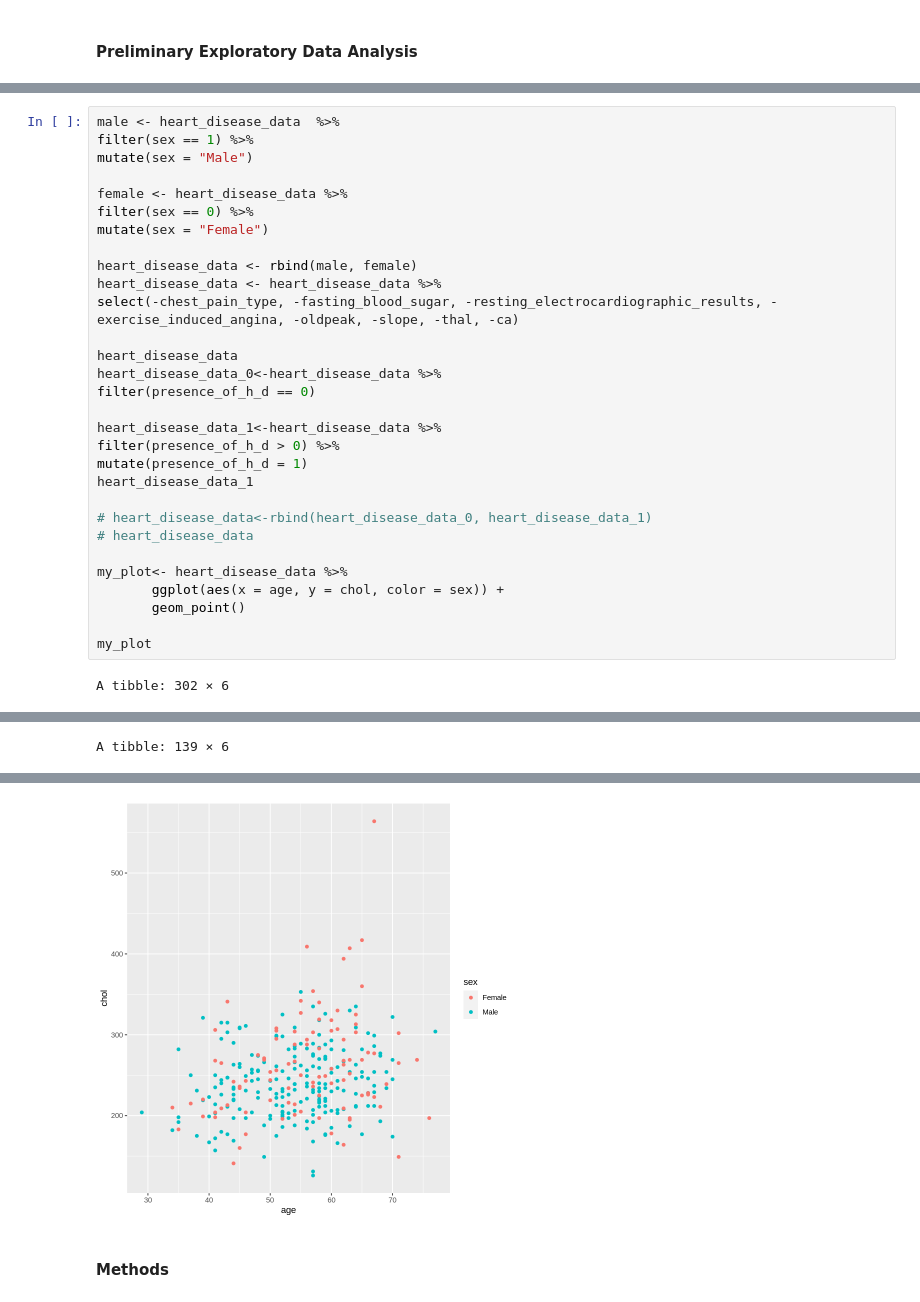
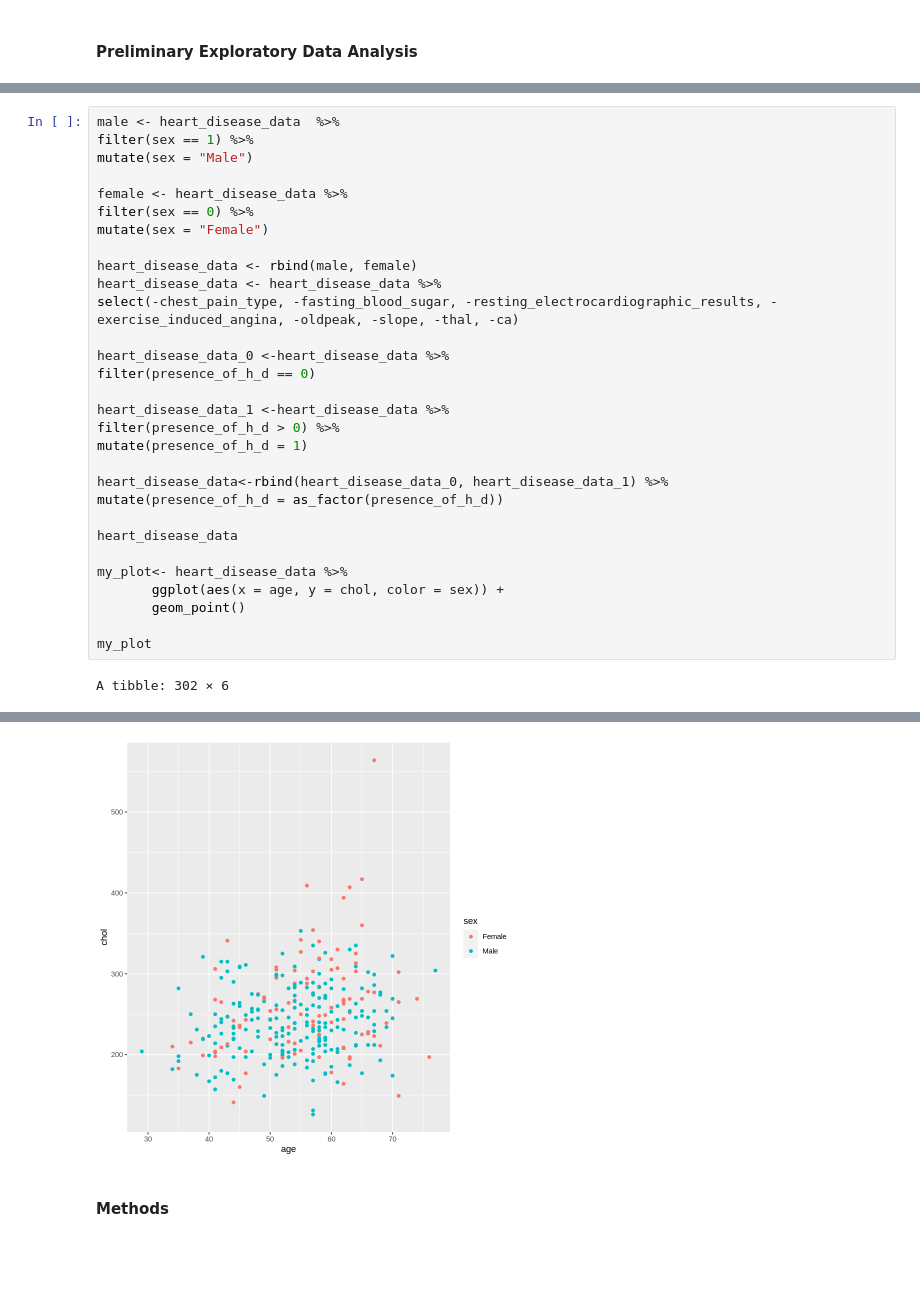
Before and after one commit to daphnetian/dsci-100-group-project, a Jupyter notebook: DSCI Project Proposal.ipynb, the cells around one changed output, grey strips where cells are left out. Saved outputs shown, nothing was run; the diff lists cells and outputs as text; blank space fills up the shorter version.

```diff
--- a/DSCI Project Proposal.ipynb
+++ b/DSCI Project Proposal.ipynb
@@ -53,17 +51,17 @@ heart_disease_data <- rbind(male, female)
 heart_disease_data <- heart_disease_data %>%
 select(-chest_pain_type, -fasting_blood_sugar, -resting_electrocardiographic_results, -exercise_induced_angina, -oldpeak, -slope, -thal, -ca)
 
-heart_disease_data
-heart_disease_data_0<-heart_disease_data %>%
+heart_disease_data_0 <-heart_disease_data %>%
 filter(presence_of_h_d == 0)
 
-heart_disease_data_1<-heart_disease_data %>%
+heart_disease_data_1 <-heart_disease_data %>%
 filter(presence_of_h_d > 0) %>%
 mutate(presence_of_h_d = 1)
-heart_disease_data_1
 
-# heart_disease_data<-rbind(heart_disease_data_0, heart_disease_data_1)
-# heart_disease_data
+heart_disease_data<-rbind(heart_disease_data_0, heart_disease_data_1) %>%
+mutate(presence_of_h_d = as_factor(presence_of_h_d))
+
+heart_disease_data
 
 my_plot<- heart_disease_data %>%
        ggplot(aes(x = age, y = chol, color = sex)) +
@@ -90,4 +88,3 @@ A tibble: 302 × 6
 | 63 | Female | 124 | 197 | 136 | 1 |
 | 57 | Female | 140 | 241 | 123 | 1 |
 | 57 | Female | 130 | 236 | 174 | 1 |
-A tibble: 139 × 6
@@ -112,4 +91,4 @@ A tibble: 139 × 6
-[figure, old version]
+[figure, new version]
 # %% [markdown]
 #### Methods
 # %% [markdown]
```
Also changed, not shown: parts of 3 cells of this notebook.
